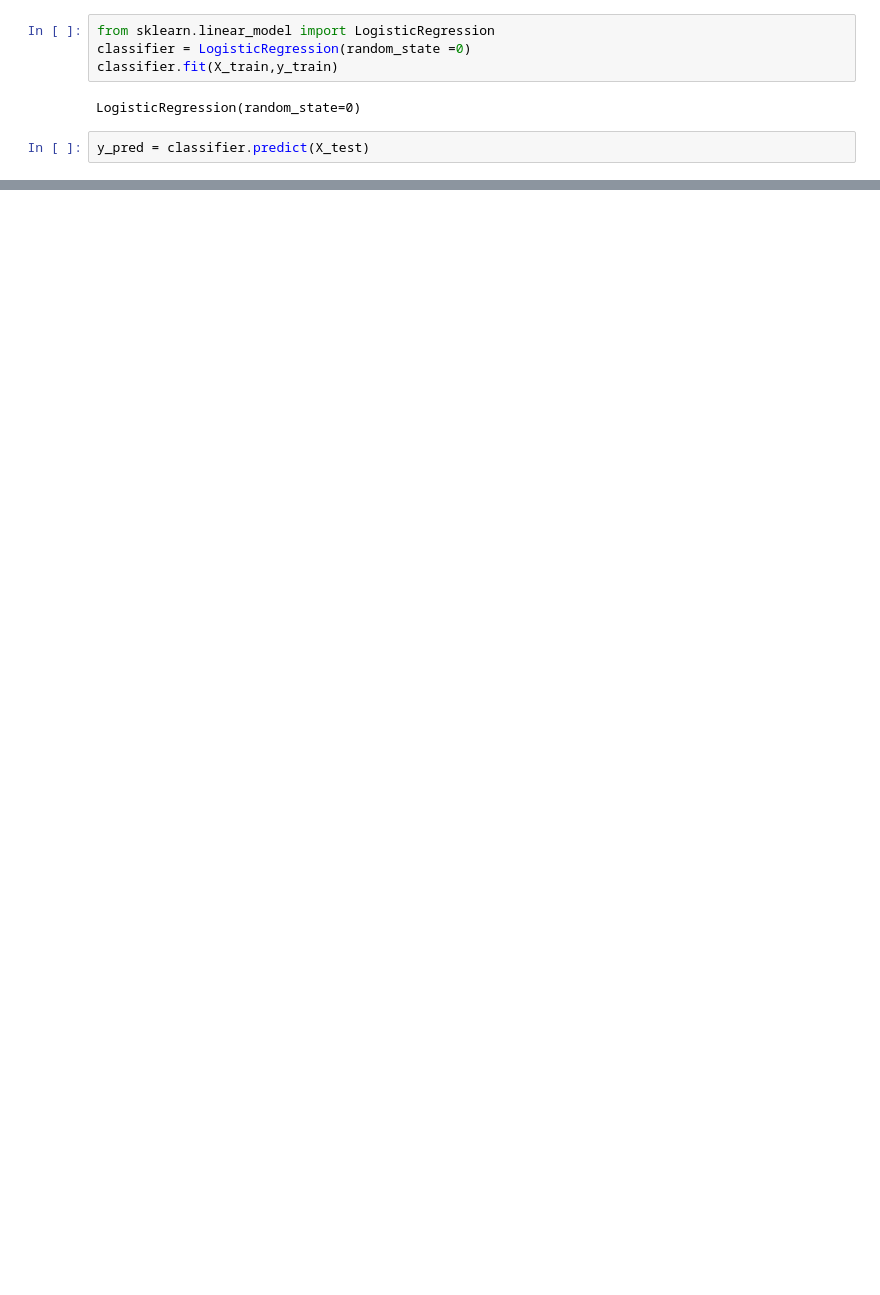
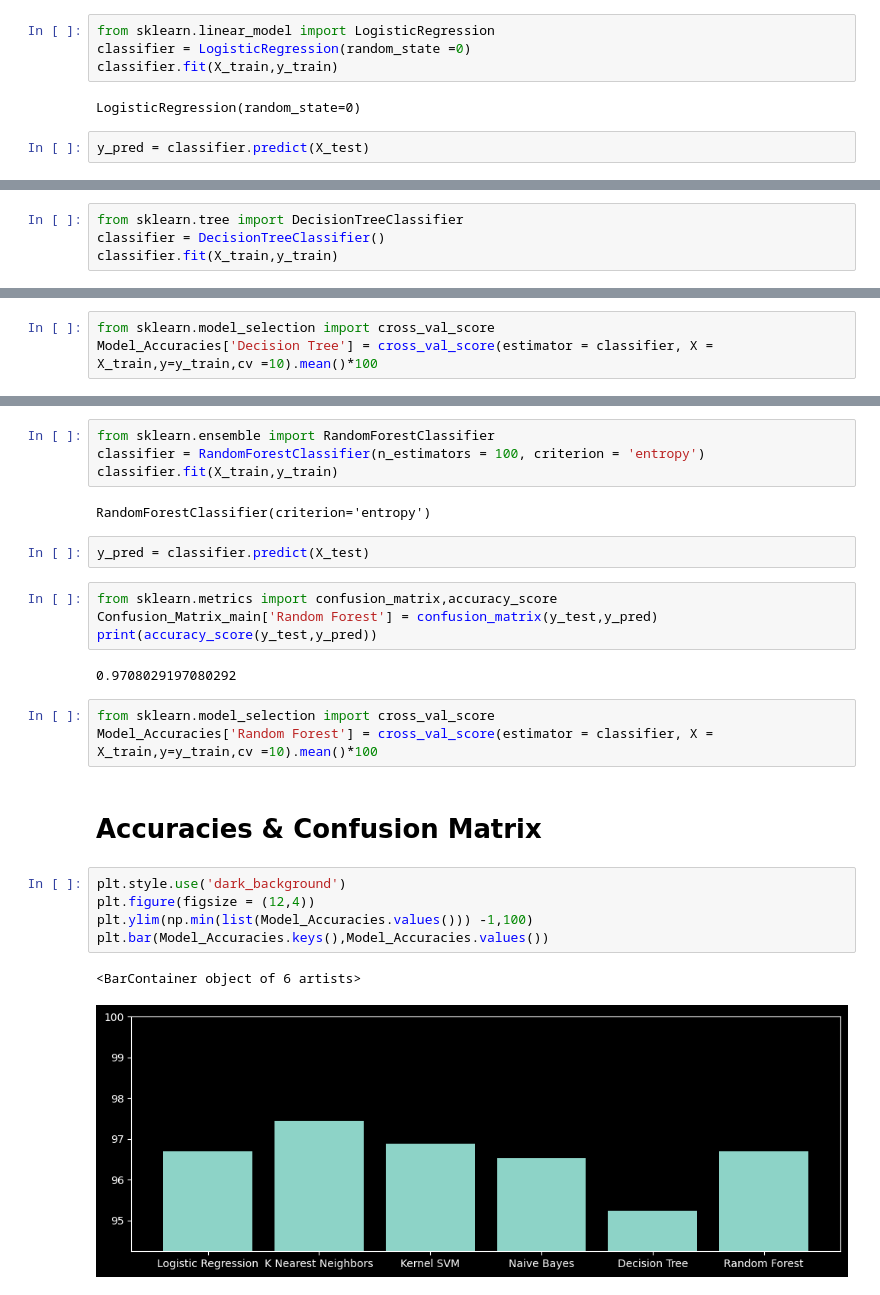
Before and after one commit to mohakapoor/BreastCancerClassification, a Jupyter notebook: breast_cancer.ipynb, the cells around one changed output, grey strips where cells are left out. Drawn from its saved outputs; the diff is of its cells as text; blank space fills up the shorter version.

```diff
--- a/breast_cancer.ipynb
+++ b/breast_cancer.ipynb
@@ -36,0 +94,4 @@ Standard Deviation = 1.97%
+# %%
+from sklearn.tree import DecisionTreeClassifier
+classifier = DecisionTreeClassifier()
+classifier.fit(X_train,y_train)
@@ -36,0 +108,3 @@ Standard Deviation = 1.97%
+# %%
+from sklearn.model_selection import cross_val_score
+Model_Accuracies['Decision Tree'] = cross_val_score(estimator = classifier, X = X_train,y=y_train,cv =10).mean()*100
@@ -36,0 +121,27 @@ Standard Deviation = 1.97%
+# %%
+from sklearn.ensemble import RandomForestClassifier
+classifier = RandomForestClassifier(n_estimators = 100, criterion = 'entropy')
+classifier.fit(X_train,y_train)
+# %% [output]
+RandomForestClassifier(criterion='entropy')
+# %%
+y_pred = classifier.predict(X_test)
+# %%
+from sklearn.metrics import confusion_matrix,accuracy_score
+Confusion_Matrix_main['Random Forest'] = confusion_matrix(y_test,y_pred)
+print(accuracy_score(y_test,y_pred))
+# %% [output]
+0.9708029197080292
+# %%
+from sklearn.model_selection import cross_val_score
+Model_Accuracies['Random Forest'] = cross_val_score(estimator = classifier, X = X_train,y=y_train,cv =10).mean()*100
+# %% [markdown]
+# **Accuracies & Confusion Matrix**
+# %%
+plt.style.use('dark_background')
+plt.figure(figsize = (12,4))
+plt.ylim(np.min(list(Model_Accuracies.values())) -1,100)
+plt.bar(Model_Accuracies.keys(),Model_Accuracies.values())
+# %% [output]
+<BarContainer object of 6 artists>
+[figure, added]
```
Also changed, not shown: parts of 28 cells of this notebook.
